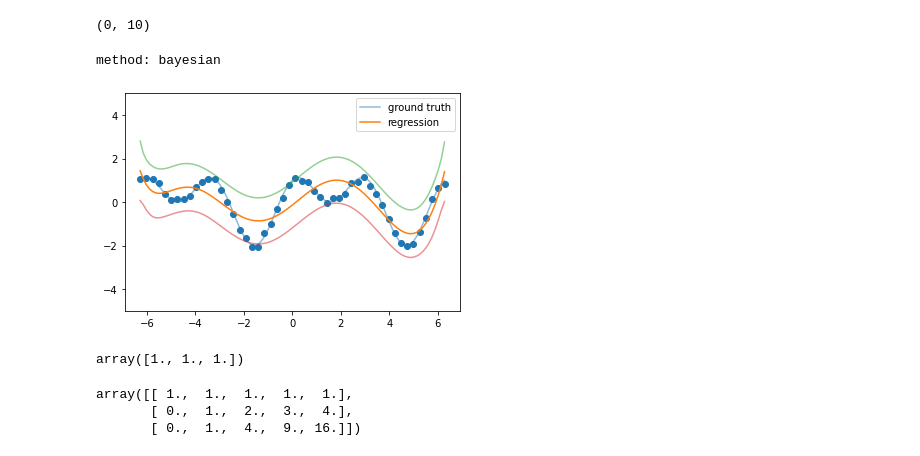
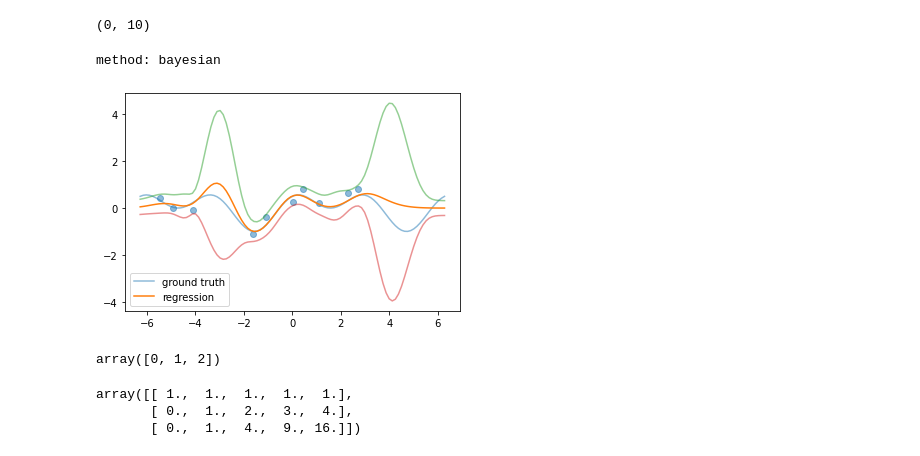
Before and after one commit to h16ki/ising, a Jupyter notebook: src/bayes.ipynb, the cells around one changed output. Cells and saved outputs as stored; diff of their text form; code cells hidden in the pictures.

```diff
--- a/src/bayes.ipynb
+++ b/src/bayes.ipynb
@@ -474,51 +474,58 @@ class LinearRegression():
         else:
             raise ValueError("no such value")
 
+    def plot(self, x, y, ubound=None, lbound=None, **kwargs):
+        import matplotlib.pyplot as plt
+        return plt.plot(x, y)
+
 
 if __name__ == '__main__':
     import scipy as sp
 
-    np.random.seed(seed=42)
-    x = 2*np.pi*np.linspace(-1, 1)
-    y = np.sin(x) + np.cos(2*x)
-    plt.scatter(x, y+np.random.normal(0, 0.1, len(x)))
+    np.random.seed(seed=72)
+    # x = 2*np.pi*np.linspace(-1, 1)
+    x = 2.0 * np.pi * np.sort(2*np.random.rand(10)-1)
+    # y = np.sin(x) + np.cos(2*x)
+    fn = lambda x: 0.5 * (np.sin(x) + np.cos(2*x))
+    y = fn(x)
+    plt.scatter(x, y+np.random.normal(0, 0.2, len(x)), alpha=0.5)
 
     train = Train(targets=y, inputs=x)
     inference = Inference(method='bayesian', train=train)
     print(f"method: {inference.method}")
     # print(f"targets: {inference.train.targets}")
     # print(f"inputs: {inference.train.inputs}")
 
     inference.likelihood.model = 'gaussian'
-    inference.likelihood.param = {"mean": 0, "cov": 1}
+    inference.likelihood.param = {"mean": 0, "cov": 10}
 
     inference.prior_distribution.model = 'gaussian'
     inference.prior_distribution.param = {"mean": 0, "cov": 1}
 
     # inference.features = [lambda x: 1, lambda x: x, lambda x: x**2, lambda x: np.sin(x), lambda x: np.cos(x)]
-    inference.features = [ (lambda n: lambda x: x ** n)(n) for n in range(10) ]
+    inference.features = [ (lambda n: lambda x: 5*np.exp(-(x-n)**2))(n) for n in range(-5,5) ]
     # print(f"design matrix:\n {inference.design_matrix}")
 
     rg = LinearRegression(inference=inference)
     x = 2.0 * np.pi * np.linspace(-1, 1, 100)
     # y = rg.regression(x)
     y, var = rg.regression(x)
 
-    plt.plot(x, np.sin(x) + np.cos(2*x), alpha=0.5, label="ground truth")
+    plt.plot(x, fn(x), alpha=0.5, label="ground truth")
 
     plt.plot(x, y, label="regression")
     plt.plot(x, y + np.sqrt(var), alpha=0.5)
     plt.plot(x, y - np.sqrt(var), alpha=0.5)
-    plt.ylim(-5, 5)
+    # plt.ylim(-5, 5)
     plt.legend()
     plt.show()
 # %% [output]
 method: bayesian
-[figure, old version]
+[figure, new version]
-# %%
-np.ones(3)
-# %% [output]
-array([1., 1., 1.])
+# %%
+np.sort([1,2,0])
+# %% [output]
+array([0, 1, 2])
 # %%
 
 
```
